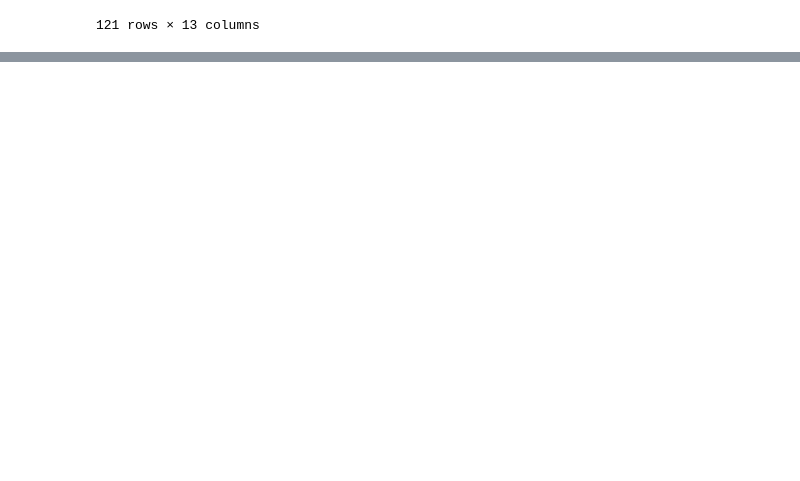
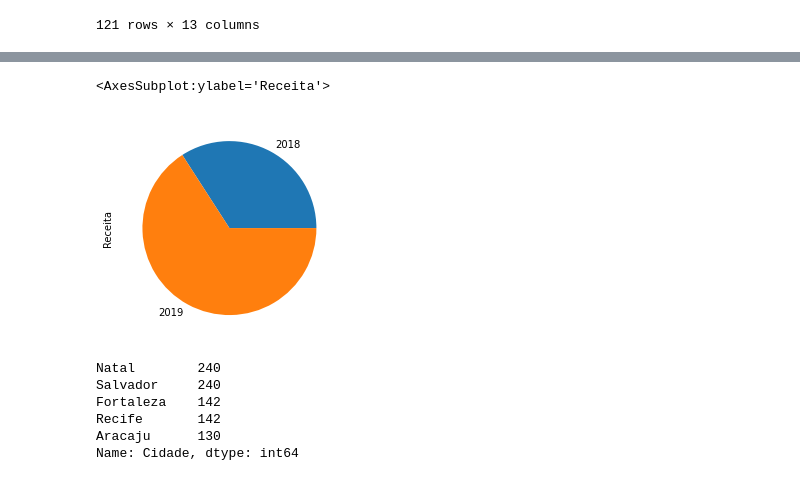
Before and after one commit to david95alex/dio-pandas-project, a Jupyter notebook: 02-planilhas-excel.ipynb, the cells around one changed output, grey strips where cells are left out. Saved outputs shown, nothing was run; the diff lists cells and outputs as text; code cells hidden in the pictures; blank space fills up the shorter version.

```diff
--- a/02-planilhas-excel.ipynb
+++ b/02-planilhas-excel.ipynb
@@ -274,0 +311,16 @@ vendas_marco_19
+# %%
+# grafico de pizza
+df.groupby(df["Data"].dt.year)["Receita"].sum().plot.pie()
+# %% [output]
+<AxesSubplot:ylabel='Receita'>
+[figure, added]
+# %%
+# total vendas por cidade
+df["Cidade"].value_counts()
+# %% [output]
+Natal        240
+Salvador     240
+Fortaleza    142
+Recife       142
+Aracaju      130
+Name: Cidade, dtype: int64
```
Also changed, not shown: parts of 14 cells of this notebook, 1 other file.
